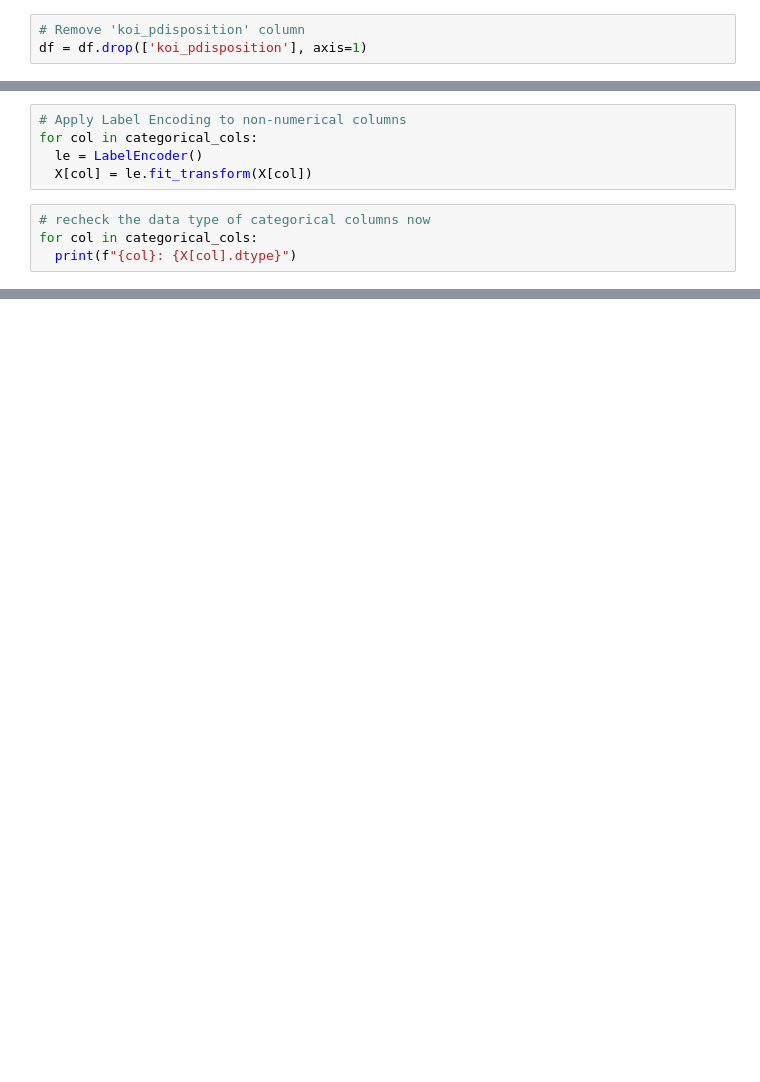
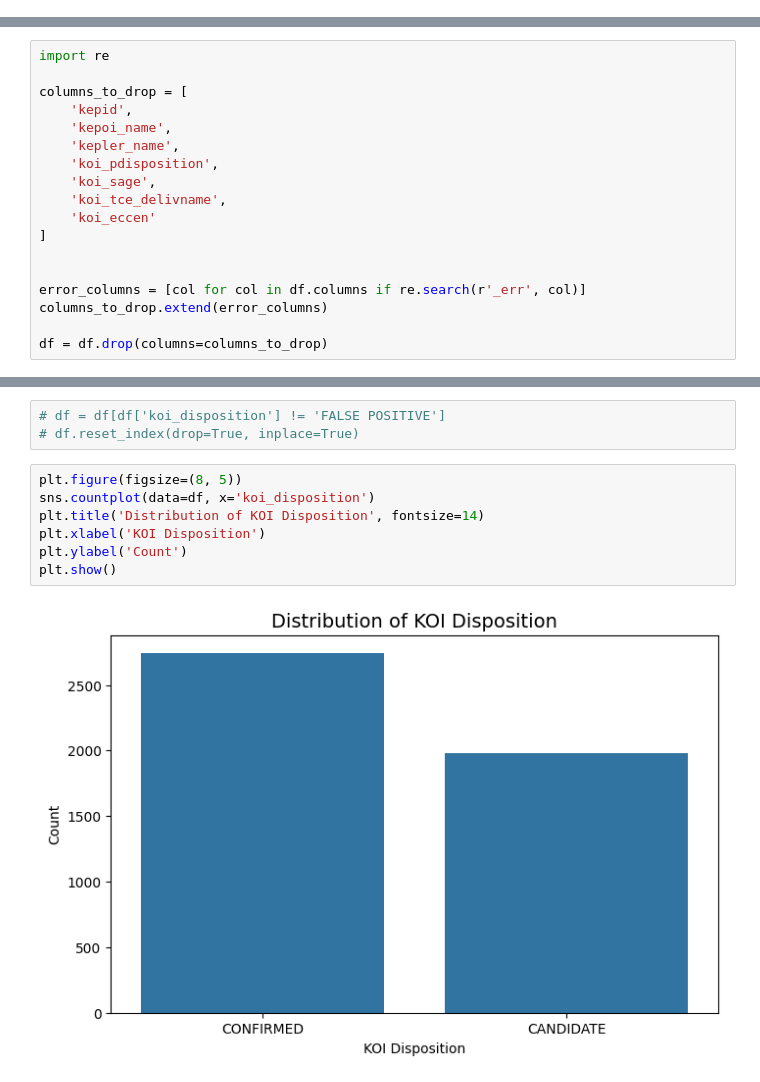
Before and after one commit to surtecha/stellar-discovery-lab, a Jupyter notebook: notebooks/exploratory_analysis.ipynb, the cells around one changed output, grey strips where cells are left out. Drawn from its saved outputs; the diff is of its cells as text; blank space fills up the shorter version.

```diff
--- a/notebooks/exploratory_analysis.ipynb
+++ b/notebooks/exploratory_analysis.ipynb
@@ -22,3 +18,0 @@ df.shape
-# %%
-# Remove 'koi_pdisposition' column
-df = df.drop(['koi_pdisposition'], axis=1)
@@ -116,9 +38,0 @@ Index(['kepoi_name', 'kepler_name', 'koi_tce_delivname'], dtype='object')
-# %%
-# Apply Label Encoding to non-numerical columns
-for col in categorical_cols:
-  le = LabelEncoder()
-  X[col] = le.fit_transform(X[col])
-# %%
-# recheck the data type of categorical columns now
-for col in categorical_cols:
-  print(f"{col}: {X[col].dtype}")
@@ -314,0 +59,18 @@ joblib.dump(best_model, filename)
+# %%
+import re
+
+columns_to_drop = [
+    'kepid',
+    'kepoi_name',
+    'kepler_name',
+    'koi_pdisposition',
+    'koi_sage',
+    'koi_tce_delivname',
+    'koi_eccen'
+]
+
+
+error_columns = [col for col in df.columns if re.search(r'_err', col)]
+columns_to_drop.extend(error_columns)
+
+df = df.drop(columns=columns_to_drop)
@@ -314,0 +107,12 @@ joblib.dump(best_model, filename)
+# %%
+# df = df[df['koi_disposition'] != 'FALSE POSITIVE']
+# df.reset_index(drop=True, inplace=True)
+# %%
+plt.figure(figsize=(8, 5))
+sns.countplot(data=df, x='koi_disposition')
+plt.title('Distribution of KOI Disposition', fontsize=14)
+plt.xlabel('KOI Disposition')
+plt.ylabel('Count')
+plt.show()
+# %% [output]
+[figure, added]
```
Also changed, not shown: parts of 61 cells of this notebook, 20 other files.
